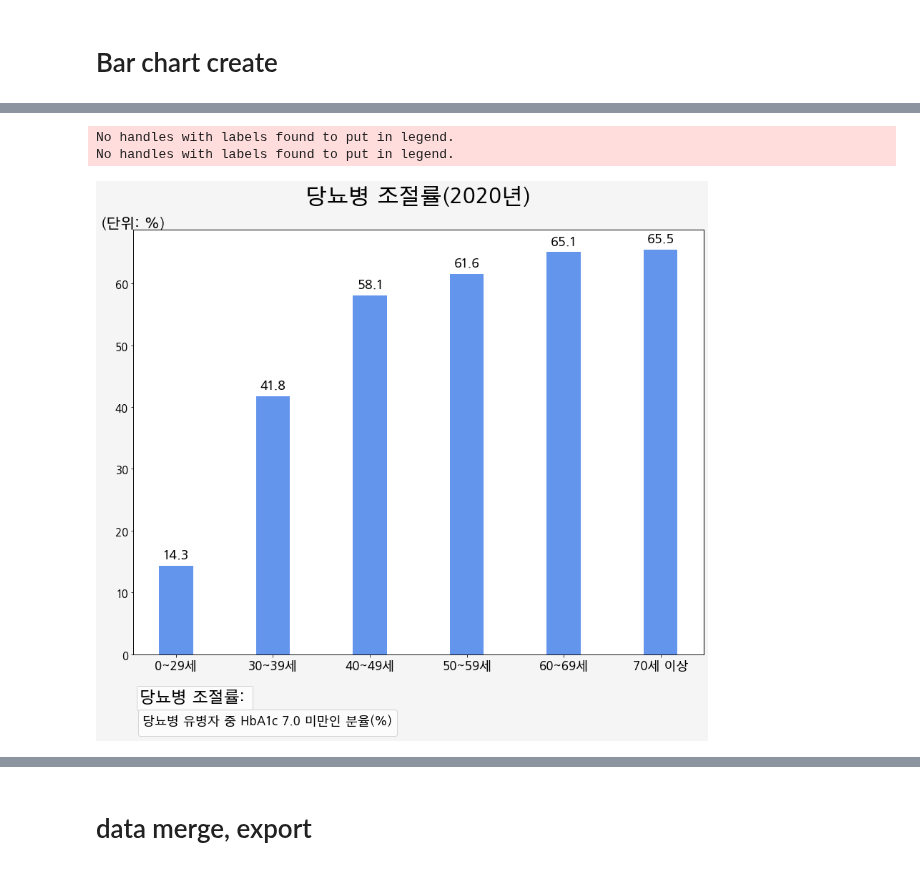
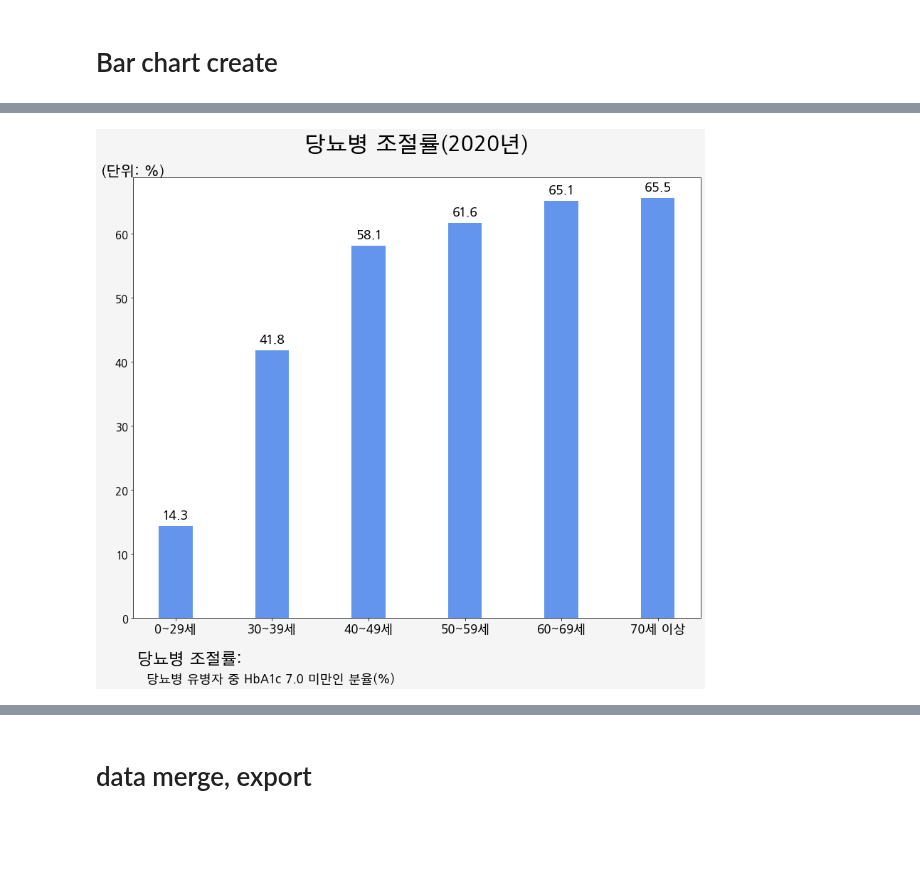
Before and after one commit to juseful/FactSheet2020, a Jupyter notebook: 02_질환별_02당뇨.ipynb, the cells around one changed output, grey strips where cells are left out. Saved outputs shown, nothing was run; the diff lists cells and outputs as text; code cells hidden in the pictures; blank space fills up the shorter version.

```diff
--- a/02_질환별_02당뇨.ipynb
+++ b/02_질환별_02당뇨.ipynb
@@ -14,7 +14,7 @@ font_name = font_manager.FontProperties(fname=font_path).get_name()
 #폰트 설정하기
 mpl.rc('font',family=font_name)
 # %%
-workdir = ""
+workdir = "C:\\Users\\smcljy\\data\\20211115_Factsheet\\data"
 file_path = '{}/NUM_DATA.dta'.format(workdir)
 
 data = pd.read_stata(file_path)
@@ -575,57 +537,37 @@ ax.set_ylabel(
 ax.yaxis.set_tick_params(labelsize=15) # y축 표시값 글씨크기 조정
 ax.set_xticks(x)
 ax.set_xticklabels(
                    labels[0:len(labels)] # all 값이 list에는 포함되지 않았기 때문임.
                   , fontsize=17
                   )
 
 # bar위에 값 label 표시
 def autolabel(rects):
     """Attach a text label above each bar in *rects*, displaying its height."""
     for rect in rects:
         height = rect.get_height()
         ax.annotate(height,
                     xy=(rect.get_x() + rect.get_width() / 2, height),
                     xytext=(0, 8),  # 3 points vertical offset
                     textcoords="offset points",
                     ha='center', va='bottom'
                    ,fontsize=18
                    )
 
 autolabel(rects1)
 
-# multiple legend
-def twinx(self):
-    ax2 = self._make_twin_axes(sharex=self)
-    # ax2.yaxis.tick_right()
-    ax2.yaxis.set_visible(False)
-    # ax2.yaxis.set_label_position('right')
-    # ax2.yaxis.set_offset_position('right')
-    ax2.set_autoscalex_on(self.get_autoscalex_on())
-    self.yaxis.tick_left()
-    ax2.xaxis.set_visible(False)
-    ax2.patch.set_visible(False)
-    return ax2
-
-ax2 = twinx(ax)
-ax3 = twinx(ax)
-lg1 = ax2.legend(bbox_to_anchor=(0,-0.14), title='당뇨병 조절률: ', title_fontsize = 22 ,ncol=1  ,loc='lower left')
-lg2 = ax3.legend(bbox_to_anchor=(0,-0.205), title='당뇨병 유병자 중 HbA1c 7.0 미만인 분율(%)', title_fontsize = 17 ,ncol=1,loc='lower left' ,fontsize=15)
+plt.text(-0.4, -7,  '당뇨병 조절률:', fontsize=22)
+plt.text(-0.3, -10, '당뇨병 유병자 중 HbA1c 7.0 미만인 분율(%)', fontsize=17)
 
 fig.tight_layout()
 
-plt.savefig("{}/02_02당뇨병_03조절률.png".format(workdir[:-5])
-            ,bbox_extra_artists=(lg1,lg2)
-            ,bbox_inches='tight'
-            )
+plt.savefig("{}/02_02당뇨병_03조절률.png".format(workdir[:-5]))
 
 # plt.savefig("{}/dm_ctrl_t.png".format(workdir),edgecolor="black")
 
 # plt.show()
 # %% [output]
-No handles with labels found to put in legend.
-No handles with labels found to put in legend.
-[figure, old version]
+[figure, new version]
 # %%
 value01 = dm_ctrl_per_m.iloc[1,:-1]
 value02 = dm_ctrl_per_f.iloc[1,:-1]
```
Also changed, not shown: parts of 3 cells of this notebook.
